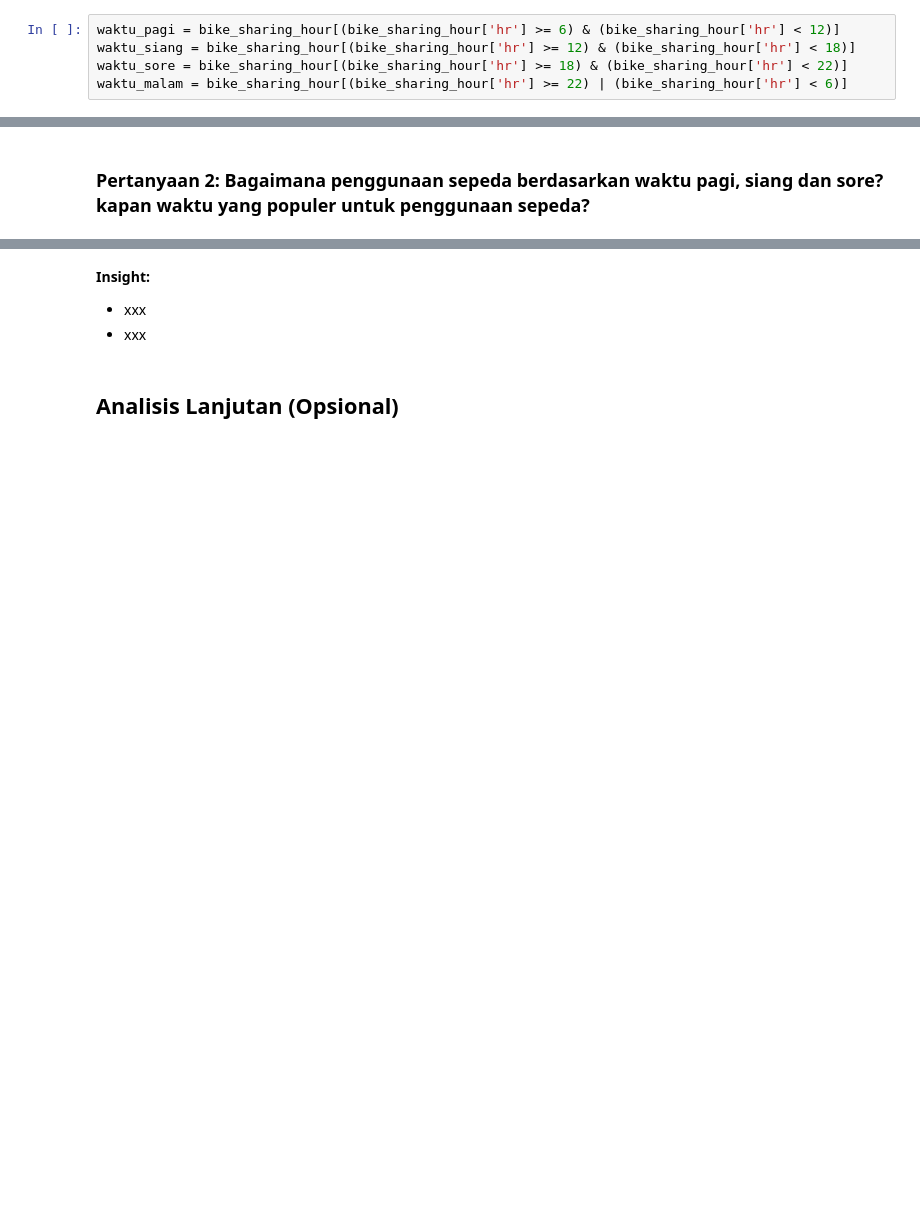
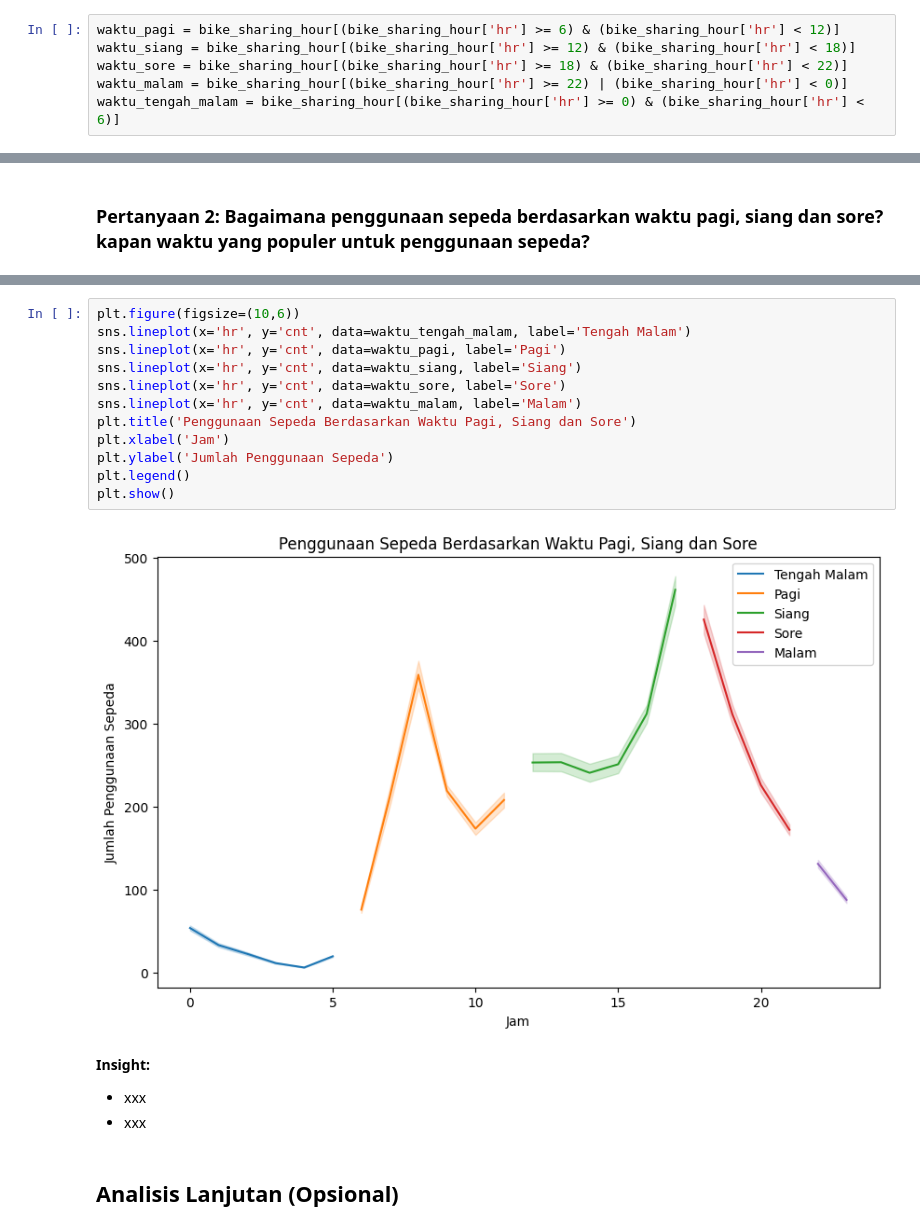
Before and after one commit to Us9r/submission-dicoding, a Jupyter notebook: notebook.ipynb, the cells around one changed output, grey strips where cells are left out. Drawn from its saved outputs; the diff is of its cells as text; blank space fills up the shorter version.

```diff
--- a/notebook.ipynb
+++ b/notebook.ipynb
@@ -358,7 +358,8 @@ bike_sharing_day.groupby('workingday')['cnt'].agg(['sum', 'mean', 'max', 'min',
 waktu_pagi = bike_sharing_hour[(bike_sharing_hour['hr'] >= 6) & (bike_sharing_hour['hr'] < 12)]
 waktu_siang = bike_sharing_hour[(bike_sharing_hour['hr'] >= 12) & (bike_sharing_hour['hr'] < 18)]
 waktu_sore = bike_sharing_hour[(bike_sharing_hour['hr'] >= 18) & (bike_sharing_hour['hr'] < 22)]
-waktu_malam = bike_sharing_hour[(bike_sharing_hour['hr'] >= 22) | (bike_sharing_hour['hr'] < 6)]
+waktu_malam = bike_sharing_hour[(bike_sharing_hour['hr'] >= 22) | (bike_sharing_hour['hr'] < 0)]
+waktu_tengah_malam = bike_sharing_hour[(bike_sharing_hour['hr'] >= 0) & (bike_sharing_hour['hr'] < 6)]
 # %%
 analysis_pagi = waktu_pagi['cnt'].agg(['sum', 'mean', 'max', 'min', 'std'])
 analysis_siang = waktu_siang['cnt'].agg(['sum', 'mean', 'max', 'min', 'std'])
@@ -405,3 +431,17 @@ Name: cnt, dtype: float64
+# %%
+plt.figure(figsize=(10,6))
+sns.lineplot(x='hr', y='cnt', data=waktu_tengah_malam, label='Tengah Malam')
+sns.lineplot(x='hr', y='cnt', data=waktu_pagi, label='Pagi')
+sns.lineplot(x='hr', y='cnt', data=waktu_siang, label='Siang')
+sns.lineplot(x='hr', y='cnt', data=waktu_sore, label='Sore')
+sns.lineplot(x='hr', y='cnt', data=waktu_malam, label='Malam')
+plt.title('Penggunaan Sepeda Berdasarkan Waktu Pagi, Siang dan Sore')
+plt.xlabel('Jam')
+plt.ylabel('Jumlah Penggunaan Sepeda')
+plt.legend()
+plt.show()
+# %% [output]
+[figure, added]
 # %% [markdown]
 **Insight:**
 - xxx
```
Also changed, not shown: parts of 5 cells of this notebook.
